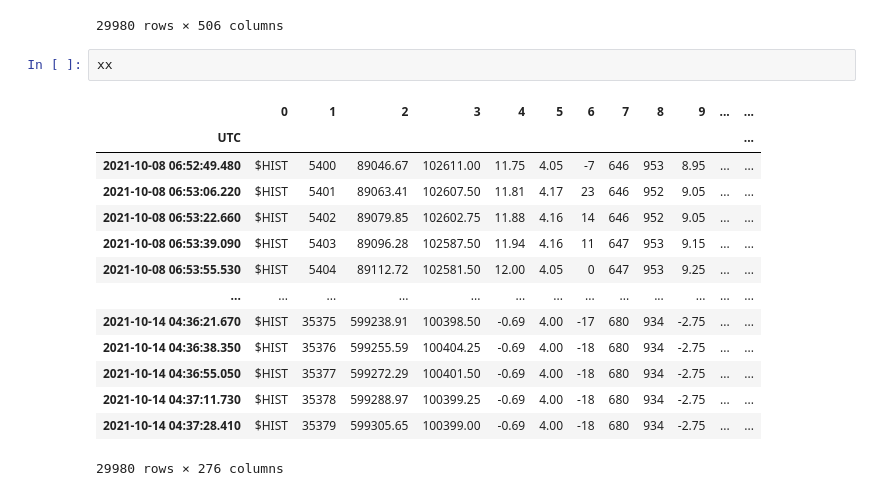
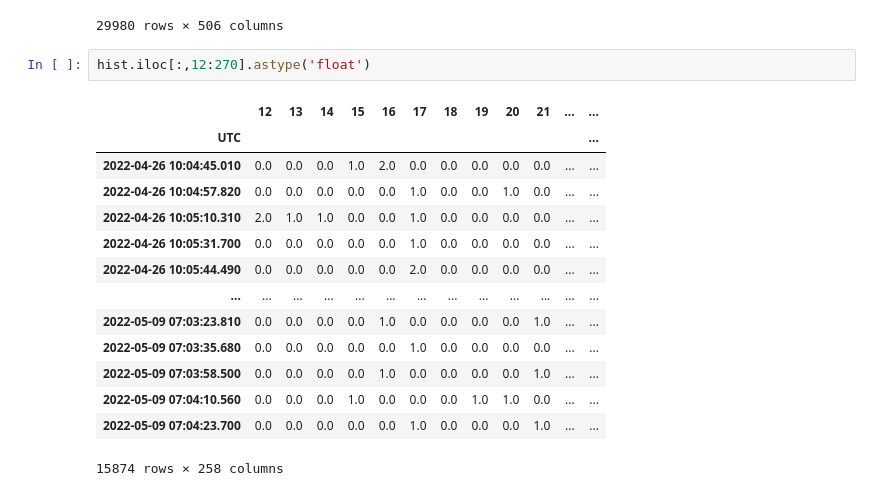
Before and after one commit to ODZ-UJF-AV-CR/Fik7a, a Jupyter notebook: notebooks/data_parser.ipynb, the cells around one changed output. Saved outputs shown, nothing was run; the diff lists cells and outputs as text.

```diff
--- a/notebooks/data_parser.ipynb
+++ b/notebooks/data_parser.ipynb
@@ -648,20 +646,20 @@ df
 | 77833 | $HIST | 35378 | 599288.97 | 100399.25 | -0.69 | 4.00 | -18 | 680 | 934 | -2.75 | ... | ... |
 | 77835 | $HIST | 35379 | 599305.65 | 100399.00 | -0.69 | 4.00 | -18 | 680 | 934 | -2.75 | ... | ... |
 29980 rows × 506 columns
-# %%
-xx
-# %% [output]
-|  | 0 | 1 | 2 | 3 | 4 | 5 | 6 | 7 | 8 | 9 | ... | ... |
-| UTC |  |  |  |  |  |  |  |  |  |  |  | ... |
-| 2021-10-08 06:52:49.480 | $HIST | 5400 | 89046.67 | 102611.00 | 11.75 | 4.05 | -7 | 646 | 953 | 8.95 | ... | ... |
-| 2021-10-08 06:53:06.220 | $HIST | 5401 | 89063.41 | 102607.50 | 11.81 | 4.17 | 23 | 646 | 952 | 9.05 | ... | ... |
-| 2021-10-08 06:53:22.660 | $HIST | 5402 | 89079.85 | 102602.75 | 11.88 | 4.16 | 14 | 646 | 952 | 9.05 | ... | ... |
-| 2021-10-08 06:53:39.090 | $HIST | 5403 | 89096.28 | 102587.50 | 11.94 | 4.16 | 11 | 647 | 953 | 9.15 | ... | ... |
-| 2021-10-08 06:53:55.530 | $HIST | 5404 | 89112.72 | 102581.50 | 12.00 | 4.05 | 0 | 647 | 953 | 9.25 | ... | ... |
-| ... | ... | ... | ... | ... | ... | ... | ... | ... | ... | ... | ... | ... |
-| 2021-10-14 04:36:21.670 | $HIST | 35375 | 599238.91 | 100398.50 | -0.69 | 4.00 | -17 | 680 | 934 | -2.75 | ... | ... |
-| 2021-10-14 04:36:38.350 | $HIST | 35376 | 599255.59 | 100404.25 | -0.69 | 4.00 | -18 | 680 | 934 | -2.75 | ... | ... |
-| 2021-10-14 04:36:55.050 | $HIST | 35377 | 599272.29 | 100401.50 | -0.69 | 4.00 | -18 | 680 | 934 | -2.75 | ... | ... |
-| 2021-10-14 04:37:11.730 | $HIST | 35378 | 599288.97 | 100399.25 | -0.69 | 4.00 | -18 | 680 | 934 | -2.75 | ... | ... |
-| 2021-10-14 04:37:28.410 | $HIST | 35379 | 599305.65 | 100399.00 | -0.69 | 4.00 | -18 | 680 | 934 | -2.75 | ... | ... |
-29980 rows × 276 columns
+# %%
+hist.iloc[:,12:270].astype('float')
+# %% [output]
+|  | 12 | 13 | 14 | 15 | 16 | 17 | 18 | 19 | 20 | 21 | ... | ... |
+| UTC |  |  |  |  |  |  |  |  |  |  |  | ... |
+| 2022-04-26 10:04:45.010 | 0.0 | 0.0 | 0.0 | 1.0 | 2.0 | 0.0 | 0.0 | 0.0 | 0.0 | 0.0 | ... | ... |
+| 2022-04-26 10:04:57.820 | 0.0 | 0.0 | 0.0 | 0.0 | 0.0 | 1.0 | 0.0 | 0.0 | 1.0 | 0.0 | ... | ... |
+| 2022-04-26 10:05:10.310 | 2.0 | 1.0 | 1.0 | 0.0 | 0.0 | 1.0 | 0.0 | 0.0 | 0.0 | 0.0 | ... | ... |
+| 2022-04-26 10:05:31.700 | 0.0 | 0.0 | 0.0 | 0.0 | 0.0 | 1.0 | 0.0 | 0.0 | 0.0 | 0.0 | ... | ... |
+| 2022-04-26 10:05:44.490 | 0.0 | 0.0 | 0.0 | 0.0 | 0.0 | 2.0 | 0.0 | 0.0 | 0.0 | 0.0 | ... | ... |
+| ... | ... | ... | ... | ... | ... | ... | ... | ... | ... | ... | ... | ... |
+| 2022-05-09 07:03:23.810 | 0.0 | 0.0 | 0.0 | 0.0 | 1.0 | 0.0 | 0.0 | 0.0 | 0.0 | 1.0 | ... | ... |
+| 2022-05-09 07:03:35.680 | 0.0 | 0.0 | 0.0 | 0.0 | 0.0 | 1.0 | 0.0 | 0.0 | 0.0 | 0.0 | ... | ... |
+| 2022-05-09 07:03:58.500 | 0.0 | 0.0 | 0.0 | 0.0 | 1.0 | 0.0 | 0.0 | 0.0 | 0.0 | 1.0 | ... | ... |
+| 2022-05-09 07:04:10.560 | 0.0 | 0.0 | 0.0 | 1.0 | 0.0 | 0.0 | 0.0 | 1.0 | 1.0 | 0.0 | ... | ... |
+| 2022-05-09 07:04:23.700 | 0.0 | 0.0 | 0.0 | 0.0 | 0.0 | 1.0 | 0.0 | 0.0 | 0.0 | 1.0 | ... | ... |
+15874 rows × 258 columns
```
Also changed, not shown: parts of 5 cells of this notebook.
